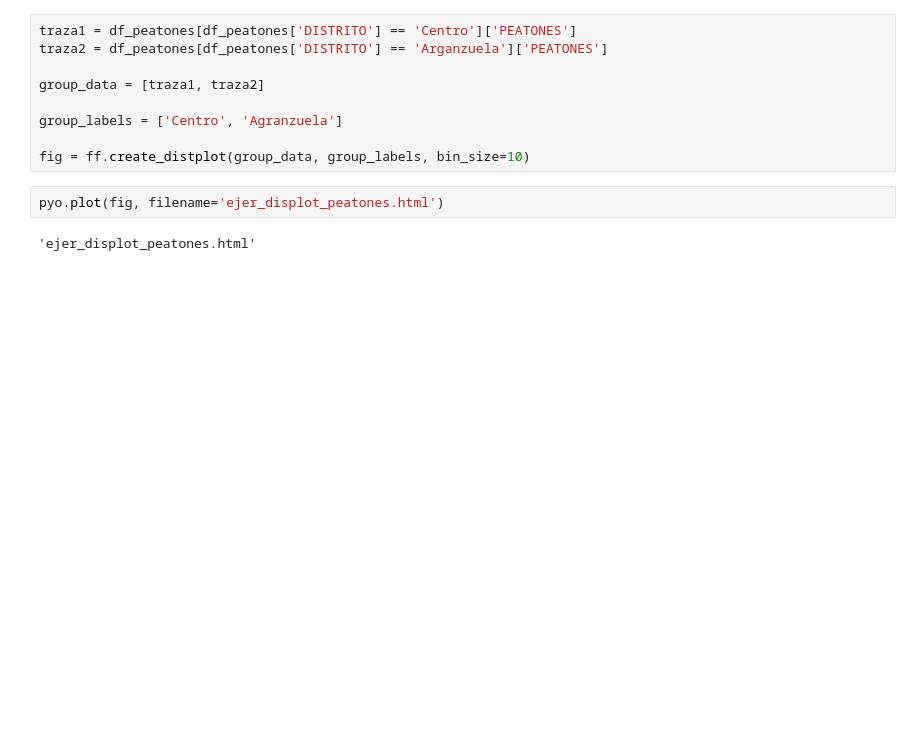
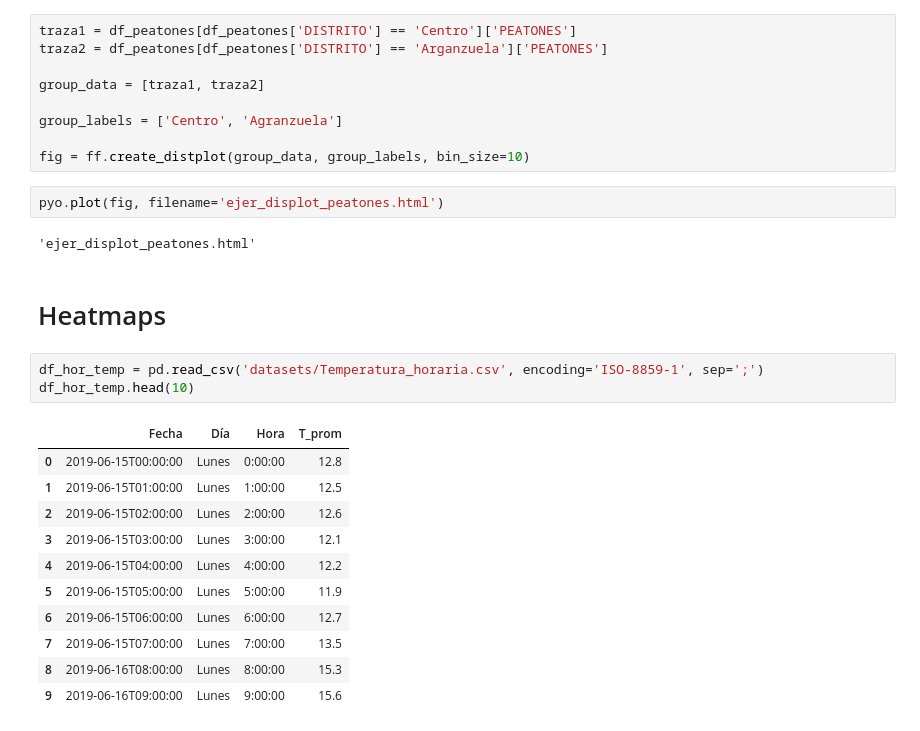
Before and after one commit to francoCarMar/COURSE_PLOTLY, a Jupyter notebook: repaso_plotty.ipynb, the cells around one changed output. Cells and saved outputs as stored; diff of their text form; blank space fills up the shorter version.

Commit message:
Add: heatmap

```diff
--- a/repaso_plotty.ipynb
+++ b/repaso_plotty.ipynb
@@ -295,3 +295,20 @@ fig = ff.create_distplot(group_data, group_labels, bin_size=10)
 pyo.plot(fig, filename='ejer_displot_peatones.html')
 # %% [output]
 'ejer_displot_peatones.html'
+# %% [markdown]
+# Heatmaps
+# %%
+df_hor_temp = pd.read_csv('datasets/Temperatura_horaria.csv', encoding='ISO-8859-1', sep=';')
+df_hor_temp.head(10)
+# %% [output]
+|  | Fecha | Día | Hora | T_prom |
+| 0 | 2019-06-15T00:00:00 | Lunes | 0:00:00 | 12.8 |
+| 1 | 2019-06-15T01:00:00 | Lunes | 1:00:00 | 12.5 |
+| 2 | 2019-06-15T02:00:00 | Lunes | 2:00:00 | 12.6 |
+| 3 | 2019-06-15T03:00:00 | Lunes | 3:00:00 | 12.1 |
+| 4 | 2019-06-15T04:00:00 | Lunes | 4:00:00 | 12.2 |
+| 5 | 2019-06-15T05:00:00 | Lunes | 5:00:00 | 11.9 |
+| 6 | 2019-06-15T06:00:00 | Lunes | 6:00:00 | 12.7 |
+| 7 | 2019-06-15T07:00:00 | Lunes | 7:00:00 | 13.5 |
+| 8 | 2019-06-16T08:00:00 | Lunes | 8:00:00 | 15.3 |
+| 9 | 2019-06-16T09:00:00 | Lunes | 9:00:00 | 15.6 |
```
Also changed, not shown: parts of 2 cells of this notebook, 2 other files.
